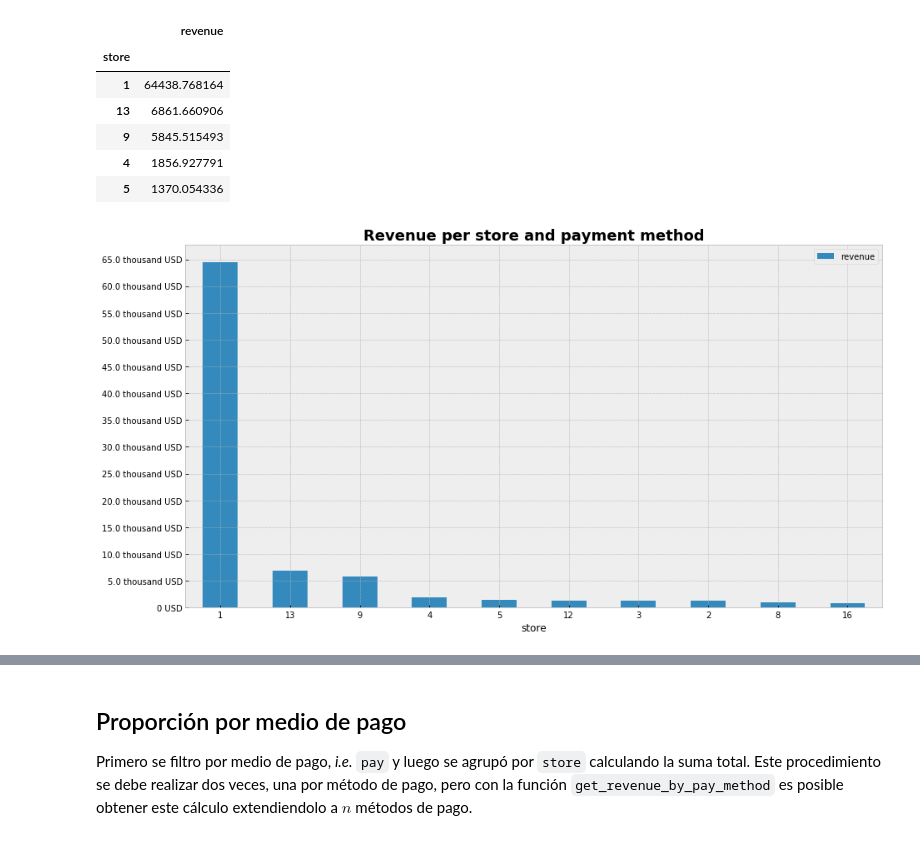
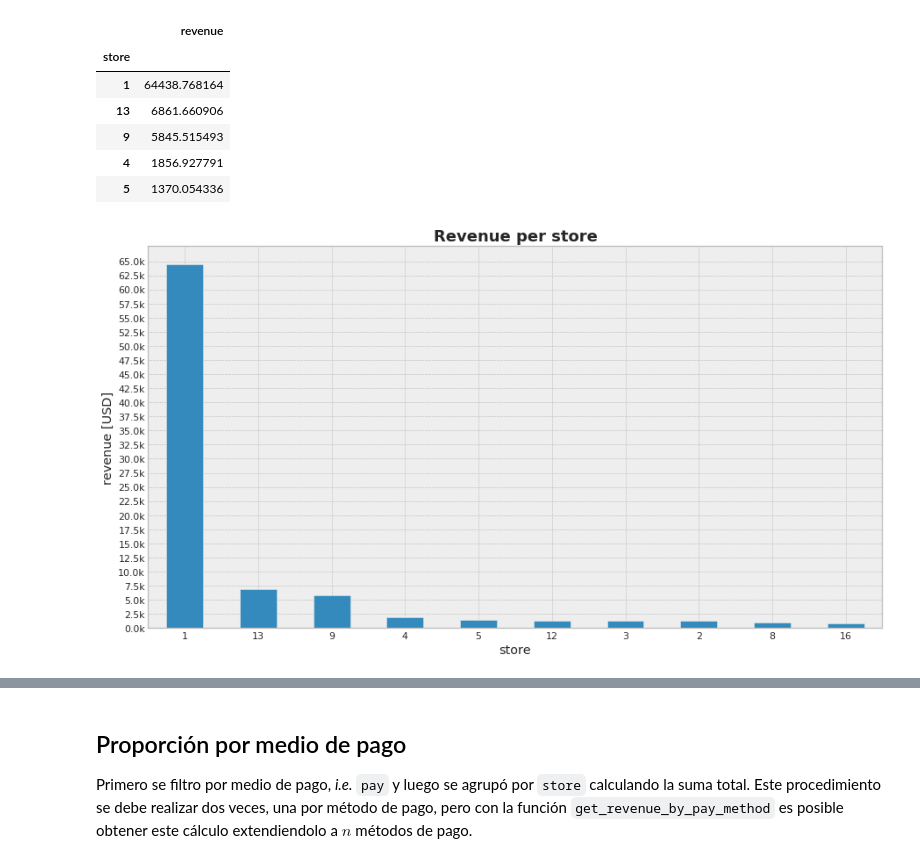
Before and after one commit to GeraCollante/rappi_data_eng_challenge, a Jupyter notebook: rappi_challenge.ipynb, the cells around one changed output, grey strips where cells are left out. Drawn from its saved outputs; the diff is of its cells as text; code cells hidden in the pictures.

```diff
--- a/rappi_challenge.ipynb
+++ b/rappi_challenge.ipynb
@@ -83,8 +112,14 @@ for index, date in enumerate(dates):
 # %%
-usd_df.set_index('date')
+usd_df
 # %% [output]
 |  | usd |
 | date |  |
 | 2019-04-15 | 3122.942901 |
 | 2019-04-16 | 3144.438907 |
 | 2019-04-17 | 3167.129978 |
+# %%
+def usd_cop(x):
+    return usd_df.loc[x].usd
+
+def usd_cop2(value, date):
+    return value/usd_df.loc[date].usd
@@ -90,0 +128,4 @@ usd_df.set_index('date')
+# %%
+%%time
+
+df['usd_cop'] = df.apply(lambda x: usd_cop2(x['total'], x['created'].strftime('%Y-%m-%d')), axis=1)
@@ -90,0 +137,6 @@ usd_df.set_index('date')
+# %%
+%%time
+
+df['usd_cop'] = df.created.apply(lambda x: usd_cop(x.strftime('%Y-%m-%d')))
+df.total = df.total/df.usd_cop
+df.drop('usd_cop', axis=1, inplace=True)
@@ -170,20 +186,26 @@ revenue.head()
 # %%
 stores_showed = 10
 figsize = (15,8)
-step = 5000
+step = 2500
 min_ = float(revenue.min())
 max_ = float(revenue.max()+step)
+human = False
 # Draw plot
 fig = revenue.nlargest(stores_showed, 'revenue').plot(kind='bar',
                                                       stacked=True,
                                                       figsize=figsize)
 
 # Decorations
 fig.set_yticks(np.arange(min_, max_, step))
-y_ticks = [f'{intword(x)} USD' for x in list(fig.get_yticks())]
-fig.set_title('Revenue per store and payment method', fontdict={'size':18, 'weight':'bold'})
+if human:
+    y_ticks = [f'{intword(x)}' for x in fig.get_yticks()]
+else:
+    y_ticks = ['{:,.1f}'.format(x) + 'k' for x in fig.get_yticks()/1000]
 fig.set_yticklabels(y_ticks)
+fig.set_title('Revenue per store', fontdict={'size':18, 'weight':'bold'})
+fig.set_ylabel('revenue [USD]')
+fig.legend().remove()
 fig.tick_params(labelrotation=0)
 plt.show()
 # %% [output]
-[figure, old version]
+[figure, new version]
```
Also changed, not shown: parts of 41 cells of this notebook, 1 other file.
